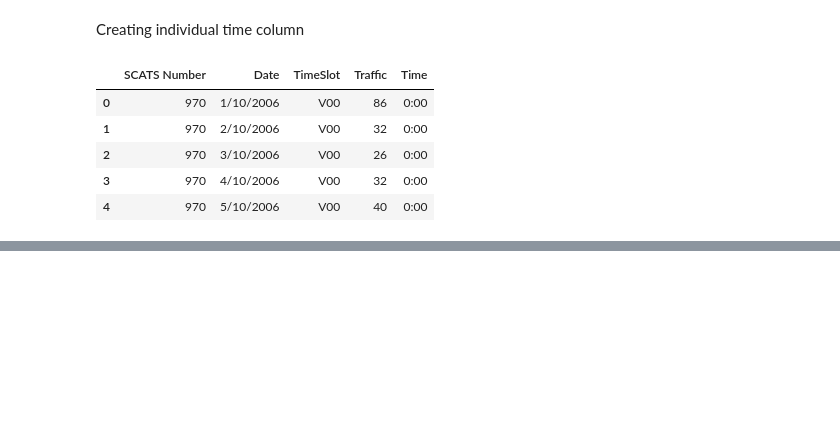
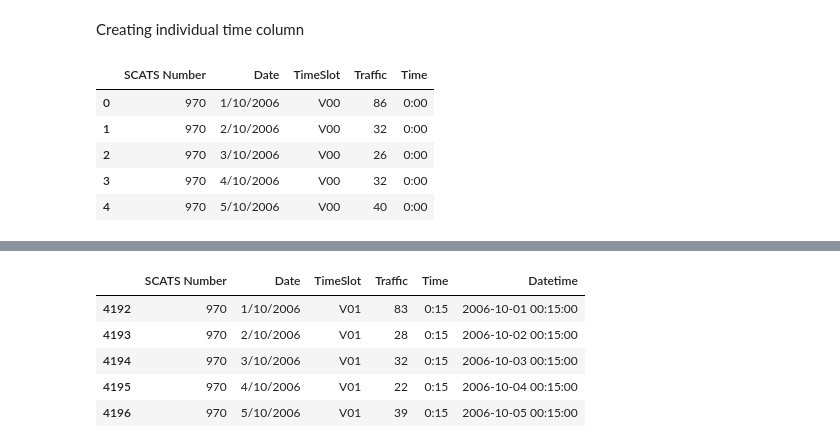
Before and after one commit to Asif1122-N/Assignment2B, a Jupyter notebook: notebook/eda.ipynb, the cells around one changed output, grey strips where cells are left out. Cells and saved outputs as stored; diff of their text form; code cells hidden in the pictures; blank space fills up the shorter version.

```diff
--- a/notebook/eda.ipynb
+++ b/notebook/eda.ipynb
@@ -132,0 +148,9 @@ df_long.head()
+# %%
+df_long[df_long["Time"] != "0:00"].head() #verifiying the time slot and time split is correct
+# %% [output]
+|  | SCATS Number | Date | TimeSlot | Traffic | Time | Datetime |
+| 4192 | 970 | 1/10/2006 | V01 | 83 | 0:15 | 2006-10-01 00:15:00 |
+| 4193 | 970 | 2/10/2006 | V01 | 28 | 0:15 | 2006-10-02 00:15:00 |
+| 4194 | 970 | 3/10/2006 | V01 | 32 | 0:15 | 2006-10-03 00:15:00 |
+| 4195 | 970 | 4/10/2006 | V01 | 22 | 0:15 | 2006-10-04 00:15:00 |
+| 4196 | 970 | 5/10/2006 | V01 | 39 | 0:15 | 2006-10-05 00:15:00 |
```
Also changed, not shown: parts of 7 cells of this notebook.
